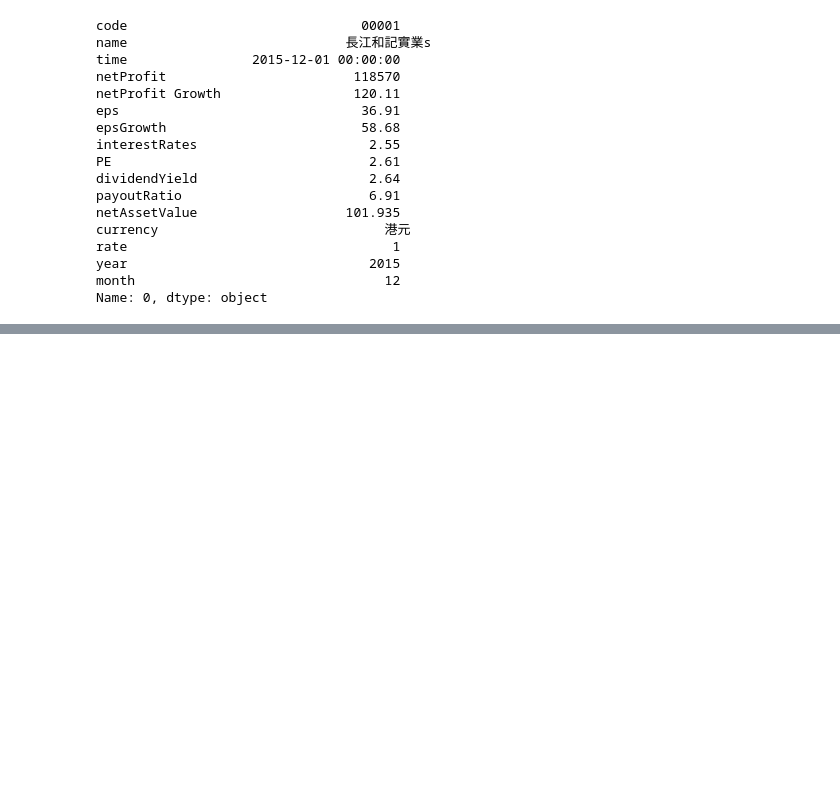
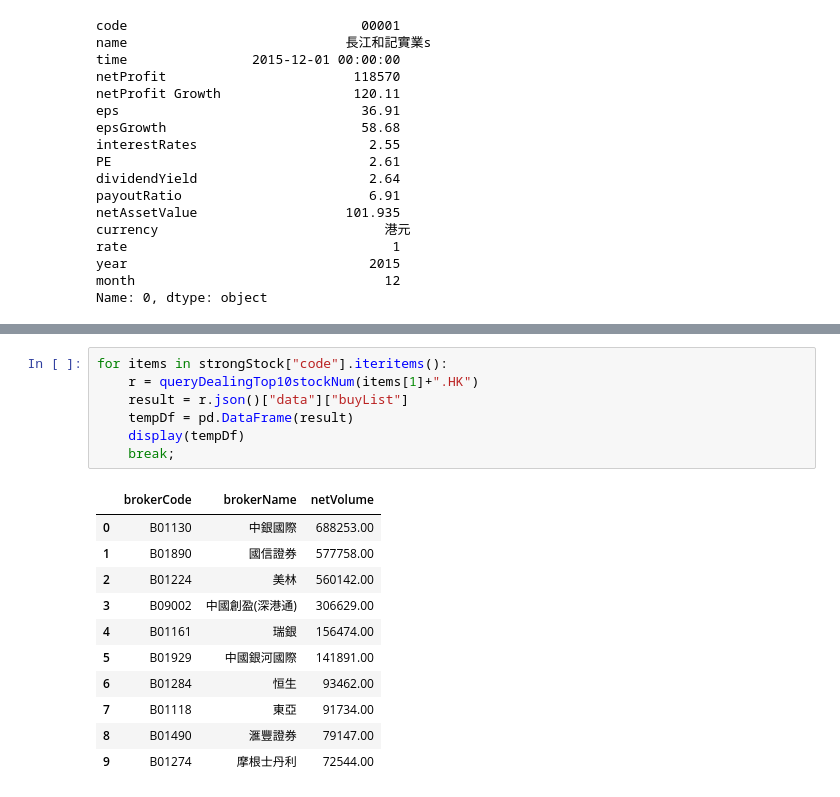
Before and after one commit to TheStepTwo/quantitative_trading, a Jupyter notebook: analysis.ipynb, the cells around one changed output, grey strips where cells are left out. Drawn from its saved outputs; the diff is of its cells as text; blank space fills up the shorter version.

```diff
--- a/analysis.ipynb
+++ b/analysis.ipynb
@@ -213,0 +363,19 @@ filterStockFinanceDf[filterStockFinanceDf['code']=='00777']
+# %%
+for items in strongStock["code"].iteritems():
+    r = queryDealingTop10stockNum(items[1]+".HK")
+    result = r.json()["data"]["buyList"]
+    tempDf = pd.DataFrame(result)
+    display(tempDf)
+    break;
+# %% [output]
+|  | brokerCode | brokerName | netVolume |
+| 0 | B01130 | 中銀國際 | 688253.00 |
+| 1 | B01890 | 國信證券 | 577758.00 |
+| 2 | B01224 | 美林 | 560142.00 |
+| 3 | B09002 | 中國創盈(深港通) | 306629.00 |
+| 4 | B01161 | 瑞銀 | 156474.00 |
+| 5 | B01929 | 中國銀河國際 | 141891.00 |
+| 6 | B01284 | 恒生 | 93462.00 |
+| 7 | B01118 | 東亞 | 91734.00 |
+| 8 | B01490 | 滙豐證券 | 79147.00 |
+| 9 | B01274 | 摩根士丹利 | 72544.00 |
```
Also changed, not shown: parts of 14 cells of this notebook, 2 other files.
